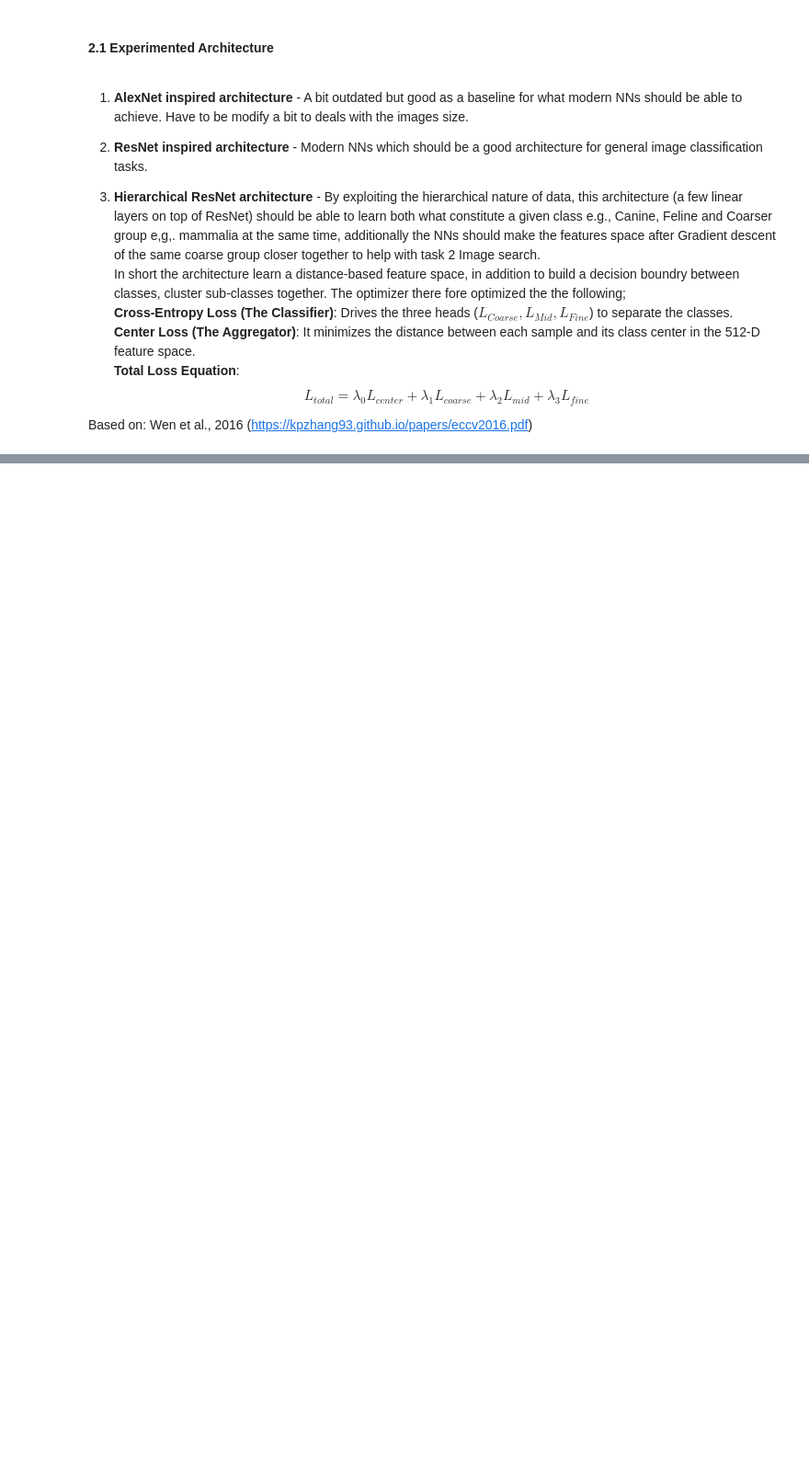
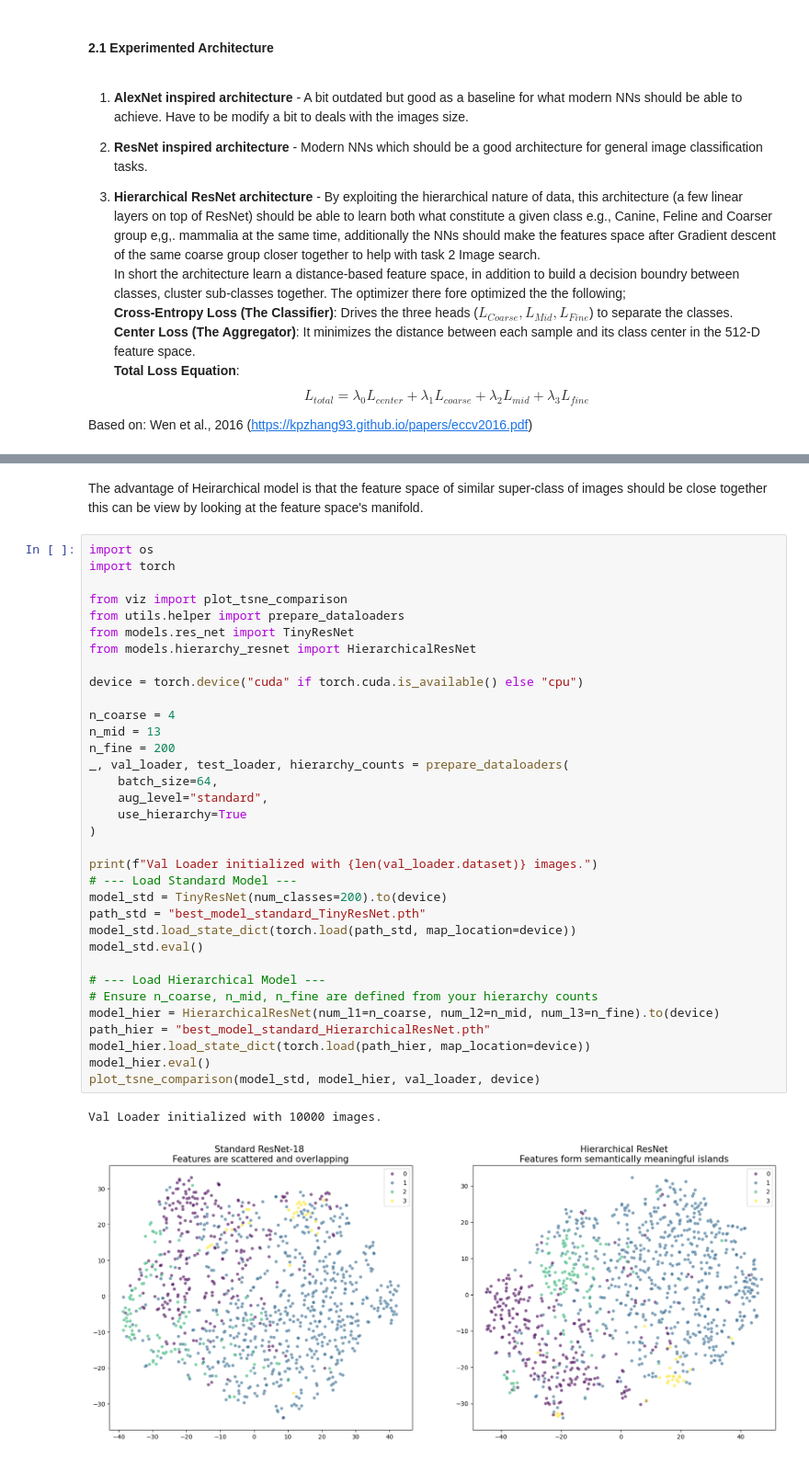
Before and after one commit to noPunintended/tiny_image_class, a Jupyter notebook: notebook/explaination.ipynb, the cells around one changed output, grey strips where cells are left out. Shown at 92% size. Saved outputs shown, nothing was run; the diff lists cells and outputs as text; blank space fills up the shorter version.

```diff
--- a/notebook/explaination.ipynb
+++ b/notebook/explaination.ipynb
@@ -48,0 +93,39 @@ Wen et al., 2016 (https://kpzhang93.github.io/papers/eccv2016.pdf)
+# %% [markdown]
+The advantage of Heirarchical model is that the feature space of similar super-class of images should be close together this can be view by looking at the feature space's manifold.
+# %%
+import os
+import torch
+
+from viz import plot_tsne_comparison
+from utils.helper import prepare_dataloaders
+from models.res_net import TinyResNet
+from models.hierarchy_resnet import HierarchicalResNet
+
+device = torch.device("cuda" if torch.cuda.is_available() else "cpu")
+
+n_coarse = 4
+n_mid = 13
+n_fine = 200
+_, val_loader, test_loader, hierarchy_counts = prepare_dataloaders(
+    batch_size=64,
+    aug_level="standard",
+    use_hierarchy=True
+)
+
+print(f"Val Loader initialized with {len(val_loader.dataset)} images.")
+# --- Load Standard Model ---
+model_std = TinyResNet(num_classes=200).to(device)
+path_std = "best_model_standard_TinyResNet.pth"
+model_std.load_state_dict(torch.load(path_std, map_location=device))
+model_std.eval()
+
+# --- Load Hierarchical Model ---
+# Ensure n_coarse, n_mid, n_fine are defined from your hierarchy counts
+model_hier = HierarchicalResNet(num_l1=n_coarse, num_l2=n_mid, num_l3=n_fine).to(device)
+path_hier = "best_model_standard_HierarchicalResNet.pth"
+model_hier.load_state_dict(torch.load(path_hier, map_location=device))
+model_hier.eval()
+plot_tsne_comparison(model_std, model_hier, val_loader, device)
+# %% [output]
+Val Loader initialized with 10000 images.
+[figure, added]
```
Also changed, not shown: parts of 16 cells of this notebook, 4 other files.
